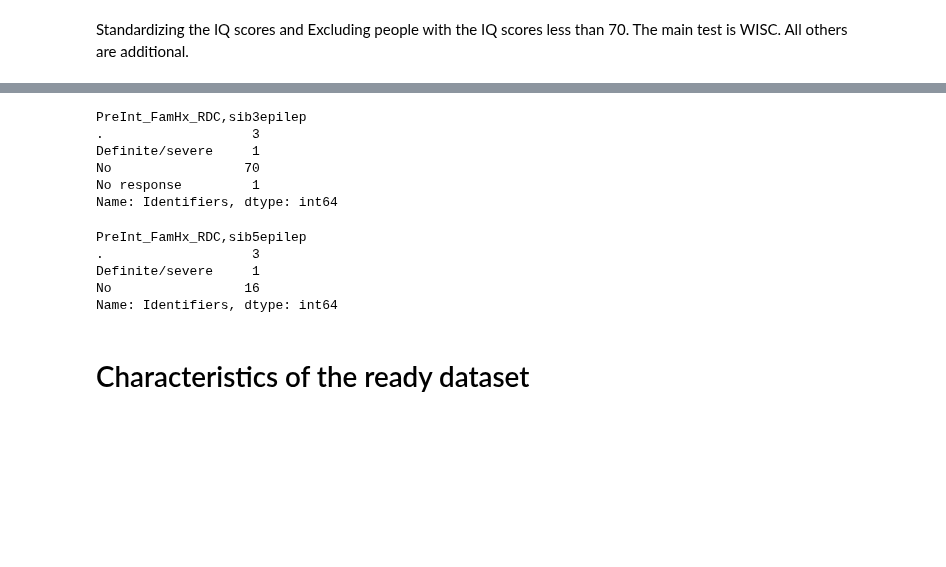
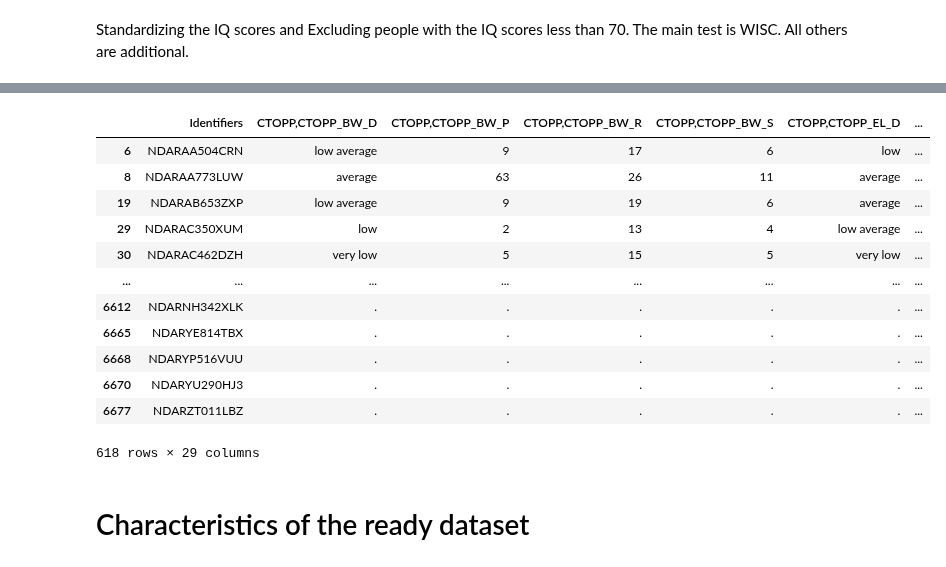
Before and after one commit to cristinarainich/Child-Mind-Institute-Project, a Jupyter notebook: Pheno_data.ipynb, the cells around one changed output, grey strips where cells are left out. Saved outputs shown, nothing was run; the diff lists cells and outputs as text; code cells hidden in the pictures; blank space fills up the shorter version.

```diff
--- a/Pheno_data.ipynb
+++ b/Pheno_data.ipynb
@@ -1449,4 +1543,10 @@ data_filtered['KBIT,KBIT_IQ_Comp'] = data_filtered['KBIT,KBIT_IQ_Comp'].fillna('
 data_filtered['WASI,WASI_FSIQ'] = data_filtered['WASI,WASI_FSIQ'].fillna('.')
 data_filtered['WAIS,WAIS_FSIQ_SCALE'] = data_filtered['WAIS,WAIS_FSIQ_SCALE'].fillna('.')
 data_filtered['WISC,WISC_FSIQ'] = data_filtered['WISC,WISC_FSIQ'].fillna('.')
+# %%
+# data reduced
+data_filtered_pheno['KBIT,KBIT_IQ_Comp'] = data_filtered_pheno['KBIT,KBIT_IQ_Comp'].fillna('.')
+data_filtered_pheno['WASI,WASI_FSIQ'] = data_filtered_pheno['WASI,WASI_FSIQ'].fillna('.')
+data_filtered_pheno['WAIS,WAIS_FSIQ_SCALE'] = data_filtered_pheno['WAIS,WAIS_FSIQ_SCALE'].fillna('.')
+data_filtered_pheno['WISC,WISC_FSIQ'] = data_filtered_pheno['WISC,WISC_FSIQ'].fillna('.')
 # %%
@@ -1537,7 +1664 @@ Name: Identifiers, Length: 90, dtype: int64
-# %%
-# checking the CTOPP results
-# 68 people do not have CTOPP results
-# excluding people with missing results
-data_filtered['CTOPP,CTOPP_BW_D'] = data_filtered['CTOPP,CTOPP_BW_D'].fillna('.')
-data_filtered = data_filtered[data_filtered['CTOPP,CTOPP_BW_D'] != '.']
 # %%
@@ -1637,17 +1675,22 @@ Name: Identifiers, dtype: int64
-# %%
-data_filtered.groupby(['PreInt_FamHx_RDC,sib3epilep'])['Identifiers'].count()
-# %% [output]
-PreInt_FamHx_RDC,sib3epilep
-.                   3
-Definite/severe     1
-No                 70
-No response         1
-Name: Identifiers, dtype: int64
-# %%
-data_filtered.groupby(['PreInt_FamHx_RDC,sib5epilep'])['Identifiers'].count()
-# %% [output]
-PreInt_FamHx_RDC,sib5epilep
-.                   3
-Definite/severe     1
-No                 16
-Name: Identifiers, dtype: int64
+# %%
+# checking the CTOPP results
+# 68 people do not have CTOPP results
+# excluding people with missing results
+names = ['CTOPP,CTOPP_BW_D', 'CTOPP,CTOPP_BW_P', 'CTOPP,CTOPP_BW_R',
+       'CTOPP,CTOPP_BW_S', 'CTOPP,CTOPP_EL_D', 'CTOPP,CTOPP_EL_P',
+       'CTOPP,CTOPP_EL_R', 'CTOPP,CTOPP_EL_S', 'CTOPP,CTOPP_NR_D',
+       'CTOPP,CTOPP_NR_P', 'CTOPP,CTOPP_NR_R', 'CTOPP,CTOPP_NR_S',
+       'CTOPP,CTOPP_RD_D', 'CTOPP,CTOPP_RD_P', 'CTOPP,CTOPP_RD_R',
+       'CTOPP,CTOPP_RD_S', 'CTOPP,CTOPP_RL_D', 'CTOPP,CTOPP_RL_P',
+       'CTOPP,CTOPP_RL_R', 'CTOPP,CTOPP_RL_S', 'CTOPP,CTOPP_RO_D',
+       'CTOPP,CTOPP_RO_P', 'CTOPP,CTOPP_RO_R', 'CTOPP,CTOPP_RO_S',
+       'CTOPP,CTOPP_RSN_Comp', 'CTOPP,CTOPP_RSN_D', 'CTOPP,CTOPP_RSN_P',
+       'CTOPP,CTOPP_RSN_Sum']
+
+# data full
+for i in names:
+  data_filtered[i] = data_filtered[i].fillna('.')
+
+# data reduced
+for i in names:
+  data_filtered_pheno[i] = data_filtered_pheno[i].fillna('.')
@@ -1654,3 +1728,28 @@ Name: Identifiers, dtype: int64
+# %%
+data_filtered[['Identifiers', 'CTOPP,CTOPP_BW_D', 'CTOPP,CTOPP_BW_P', 'CTOPP,CTOPP_BW_R',
+       'CTOPP,CTOPP_BW_S', 'CTOPP,CTOPP_EL_D', 'CTOPP,CTOPP_EL_P',
+       'CTOPP,CTOPP_EL_R', 'CTOPP,CTOPP_EL_S', 'CTOPP,CTOPP_NR_D',
+       'CTOPP,CTOPP_NR_P', 'CTOPP,CTOPP_NR_R', 'CTOPP,CTOPP_NR_S',
+       'CTOPP,CTOPP_RD_D', 'CTOPP,CTOPP_RD_P', 'CTOPP,CTOPP_RD_R',
+       'CTOPP,CTOPP_RD_S', 'CTOPP,CTOPP_RL_D', 'CTOPP,CTOPP_RL_P',
+       'CTOPP,CTOPP_RL_R', 'CTOPP,CTOPP_RL_S', 'CTOPP,CTOPP_RO_D',
+       'CTOPP,CTOPP_RO_P', 'CTOPP,CTOPP_RO_R', 'CTOPP,CTOPP_RO_S',
+       'CTOPP,CTOPP_RSN_Comp', 'CTOPP,CTOPP_RSN_D', 'CTOPP,CTOPP_RSN_P',
+       'CTOPP,CTOPP_RSN_Sum']]
+# %% [output]
+|  | Identifiers | CTOPP,CTOPP_BW_D | CTOPP,CTOPP_BW_P | CTOPP,CTOPP_BW_R | CTOPP,CTOPP_BW_S | CTOPP,CTOPP_EL_D | ... |
+| 6 | NDARAA504CRN | low average | 9 | 17 | 6 | low | ... |
+| 8 | NDARAA773LUW | average | 63 | 26 | 11 | average | ... |
+| 19 | NDARAB653ZXP | low average | 9 | 19 | 6 | average | ... |
+| 29 | NDARAC350XUM | low | 2 | 13 | 4 | low average | ... |
+| 30 | NDARAC462DZH | very low | 5 | 15 | 5 | very low | ... |
+| ... | ... | ... | ... | ... | ... | ... | ... |
+| 6612 | NDARNH342XLK | . | . | . | . | . | ... |
+| 6665 | NDARYE814TBX | . | . | . | . | . | ... |
+| 6668 | NDARYP516VUU | . | . | . | . | . | ... |
+| 6670 | NDARYU290HJ3 | . | . | . | . | . | ... |
+| 6677 | NDARZT011LBZ | . | . | . | . | . | ... |
+618 rows × 29 columns
 # %% [markdown]
 # Characteristics of the ready dataset
 # %%
```
Also changed, not shown: parts of 37 cells of this notebook.
